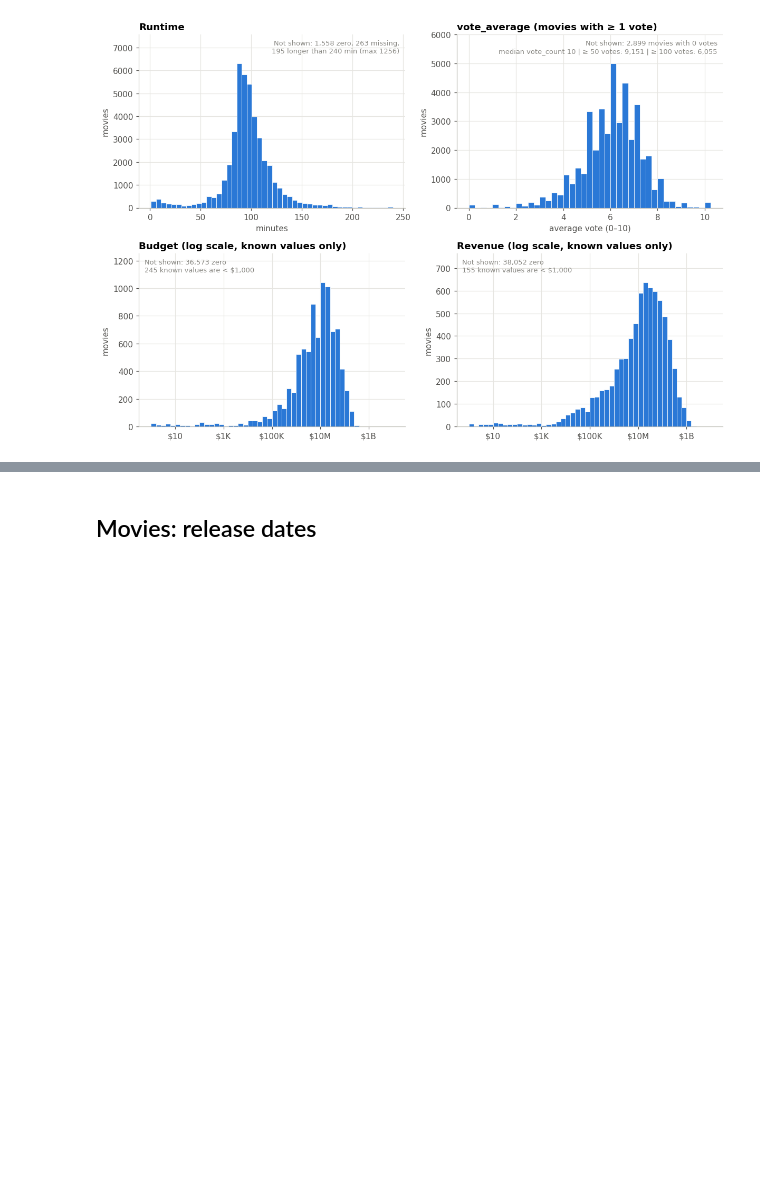
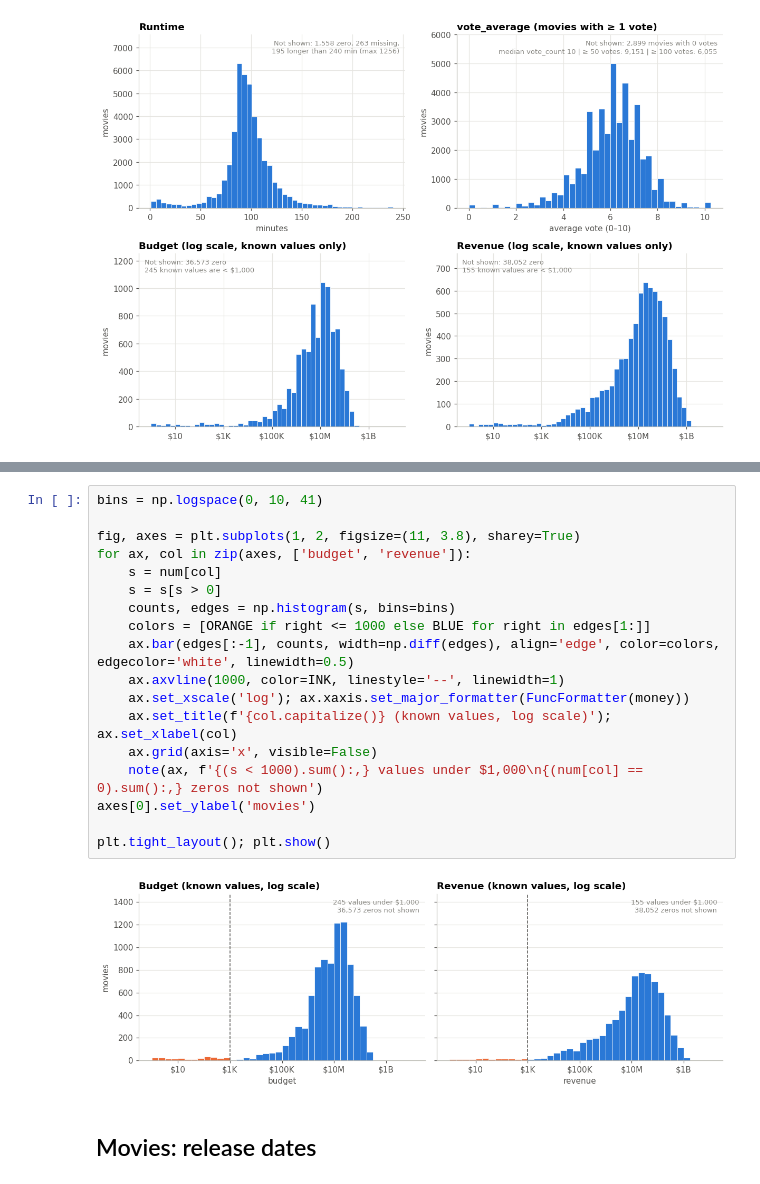
Before and after one commit to SverreHalvorsen/TDT4225-Assignments, a Jupyter notebook: Assignment 3/EDA.ipynb, the cells around one changed output, grey strips where cells are left out. Saved outputs shown, nothing was run; the diff lists cells and outputs as text; blank space fills up the shorter version.

```diff
--- a/Assignment 3/EDA.ipynb
+++ b/Assignment 3/EDA.ipynb
@@ -237,3 +240,23 @@ plt.tight_layout(); plt.show()
+# %%
+bins = np.logspace(0, 10, 41)
+
+fig, axes = plt.subplots(1, 2, figsize=(11, 3.8), sharey=True)
+for ax, col in zip(axes, ['budget', 'revenue']):
+    s = num[col]
+    s = s[s > 0]
+    counts, edges = np.histogram(s, bins=bins)
+    colors = [ORANGE if right <= 1000 else BLUE for right in edges[1:]]
+    ax.bar(edges[:-1], counts, width=np.diff(edges), align='edge', color=colors, edgecolor='white', linewidth=0.5)
+    ax.axvline(1000, color=INK, linestyle='--', linewidth=1)
+    ax.set_xscale('log'); ax.xaxis.set_major_formatter(FuncFormatter(money))
+    ax.set_title(f'{col.capitalize()} (known values, log scale)'); ax.set_xlabel(col)
+    ax.grid(axis='x', visible=False)
+    note(ax, f'{(s < 1000).sum():,} values under $1,000\n{(num[col] == 0).sum():,} zeros not shown')
+axes[0].set_ylabel('movies')
+
+plt.tight_layout(); plt.show()
+# %% [output]
+[figure, added]
 # %% [markdown]
 ## Movies: release dates
 # %%
```
Also changed, not shown: parts of 3 cells of this notebook, 1 other file.
